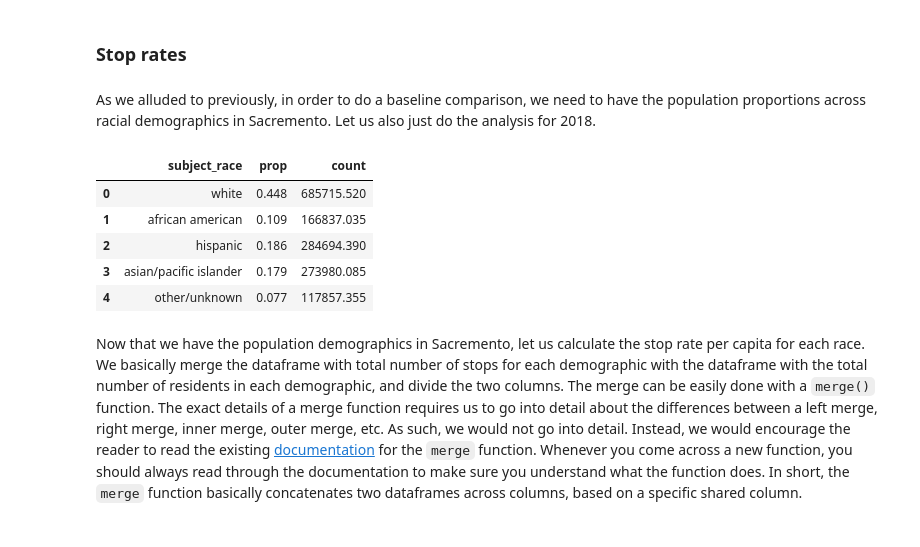
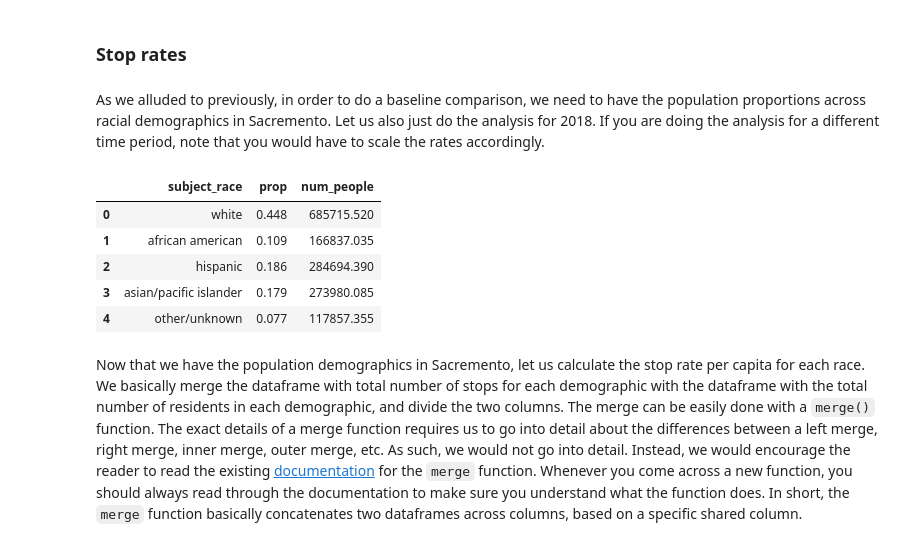
Before and after one commit to shengsiongong/ac221_police_stops, a Jupyter notebook: tutorial_guide.ipynb, the cells around one changed output. Drawn from its saved outputs; the diff is of its cells as text; code cells hidden in the pictures.

```diff
--- a/tutorial_guide.ipynb
+++ b/tutorial_guide.ipynb
@@ -240,22 +265,22 @@ From this plot, it seems that for most of the races, the trend over the years ha
 # %% [markdown]
 ### Stop rates
 # %% [markdown]
-As we alluded to previously, in order to do a baseline comparison, we need to have the population proportions across racial demographics in Sacremento. Let us also just do the analysis for 2018.
+As we alluded to previously, in order to do a baseline comparison, we need to have the population proportions across racial demographics in Sacremento. Let us also just do the analysis for 2018. If you are doing the analysis for a different time period, note that you would have to scale the rates accordingly.
 # %%
 stops_2018 = sacramento_stops[sacramento_stops['date'].apply(lambda date: date.year == 2018)]
 # %%
 #https://www.census.gov/quickfacts/fact/table/sacramentocountycalifornia,ca/PST045217
 sacramento_population_2018 = 1530615
 
 #White, Black, Hispanic
 sacramento_race_percentages = {"white": .448, "african american": .109 , "hispanic": .186,
                               "asian/pacific islander": .179, 'other/unknown': 0.077}
 sacramento_race_demo = pd.DataFrame(sacramento_race_percentages, index=['prop']).T.reset_index()
 sacramento_race_demo.columns = ['subject_race', 'prop']
-sacramento_race_demo['count'] = sacramento_race_demo['prop']*sacramento_population_2018
+sacramento_race_demo['num_people'] = sacramento_race_demo['prop']*sacramento_population_2018
 sacramento_race_demo
 # %% [output]
-|  | subject_race | prop | count |
+|  | subject_race | prop | num_people |
 | 0 | white | 0.448 | 685715.520 |
 | 1 | african american | 0.109 | 166837.035 |
 | 2 | hispanic | 0.186 | 284694.390 |
```
Also changed, not shown: parts of 37 cells of this notebook.
